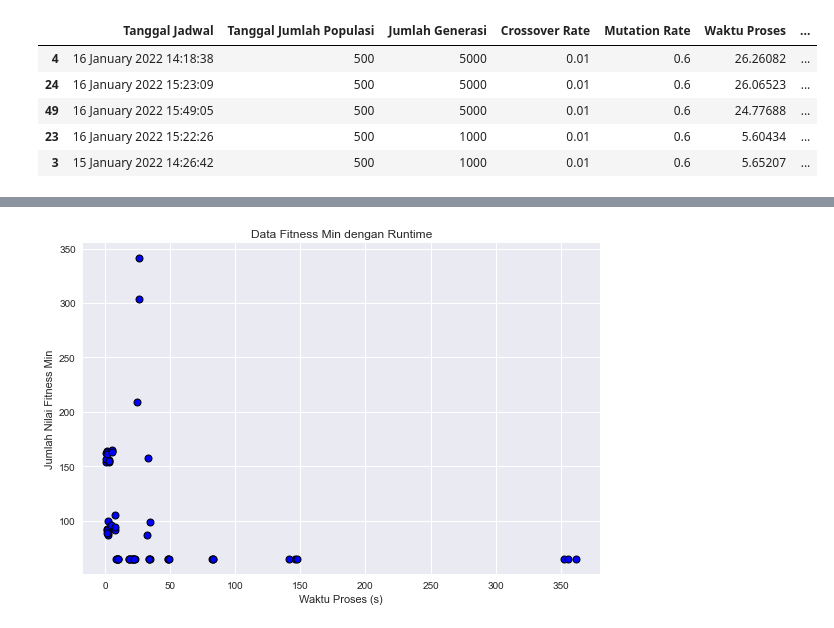
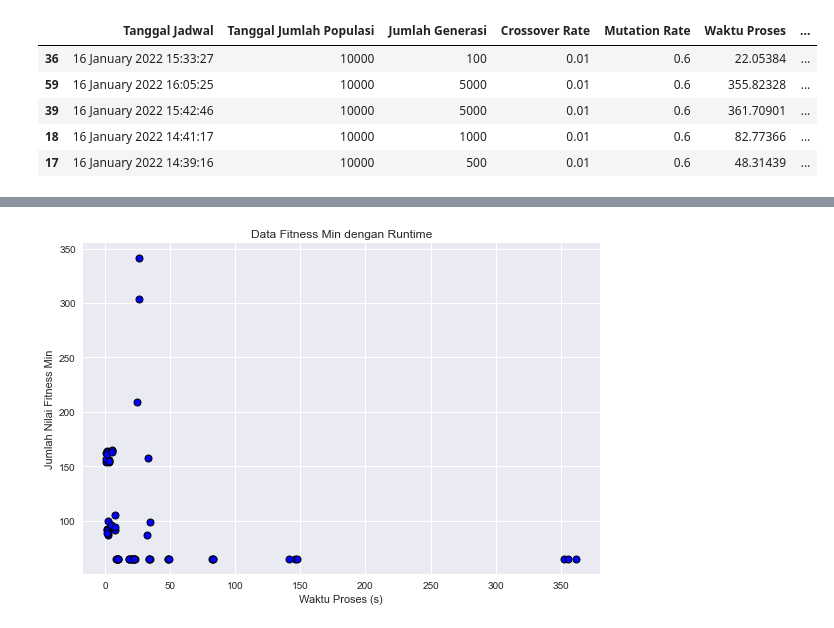
Before and after one commit to nicokinazoko/perhitungan-grafik-penjadwalan-piket, a Jupyter notebook: data-grafik-genetika.ipynb, the cells around one changed output, grey strips where cells are left out. Drawn from its saved outputs; the diff is of its cells as text; code cells hidden in the pictures.

```diff
--- a/data-grafik-genetika.ipynb
+++ b/data-grafik-genetika.ipynb
@@ -22,12 +22,12 @@ dataGenetika['Nilai Fitness Min'] = dataGenetika['Nilai Fitness -1'] + \
     dataGenetika['Nilai Fitness Kosong']
 nilaiFitnessMin = dataGenetika['Nilai Fitness Min']
 # %%
-dataSortingFitnessMin = dataGenetika.sort_values(by='Nilai Fitness Min', ascending=False)
+dataSortingFitnessMin = dataGenetika.sort_values(by='Nilai Fitness 3', ascending=False)
 dataSortingFitnessMin.head()
 # %% [output]
 |  | Tanggal Jadwal | Tanggal Jumlah Populasi | Jumlah Generasi | Crossover Rate | Mutation Rate | Waktu Proses | ... |
-| 4 | 16 January 2022 14:18:38 | 500 | 5000 | 0.01 | 0.6 | 26.26082 | ... |
-| 24 | 16 January 2022 15:23:09 | 500 | 5000 | 0.01 | 0.6 | 26.06523 | ... |
-| 49 | 16 January 2022 15:49:05 | 500 | 5000 | 0.01 | 0.6 | 24.77688 | ... |
-| 23 | 16 January 2022 15:22:26 | 500 | 1000 | 0.01 | 0.6 | 5.60434 | ... |
-| 3 | 15 January 2022 14:26:42 | 500 | 1000 | 0.01 | 0.6 | 5.65207 | ... |
+| 36 | 16 January 2022 15:33:27 | 10000 | 100 | 0.01 | 0.6 | 22.05384 | ... |
+| 59 | 16 January 2022 16:05:25 | 10000 | 5000 | 0.01 | 0.6 | 355.82328 | ... |
+| 39 | 16 January 2022 15:42:46 | 10000 | 5000 | 0.01 | 0.6 | 361.70901 | ... |
+| 18 | 16 January 2022 14:41:17 | 10000 | 1000 | 0.01 | 0.6 | 82.77366 | ... |
+| 17 | 16 January 2022 14:39:16 | 10000 | 500 | 0.01 | 0.6 | 48.31439 | ... |
```
Also changed, not shown: parts of 1 cell of this notebook.
